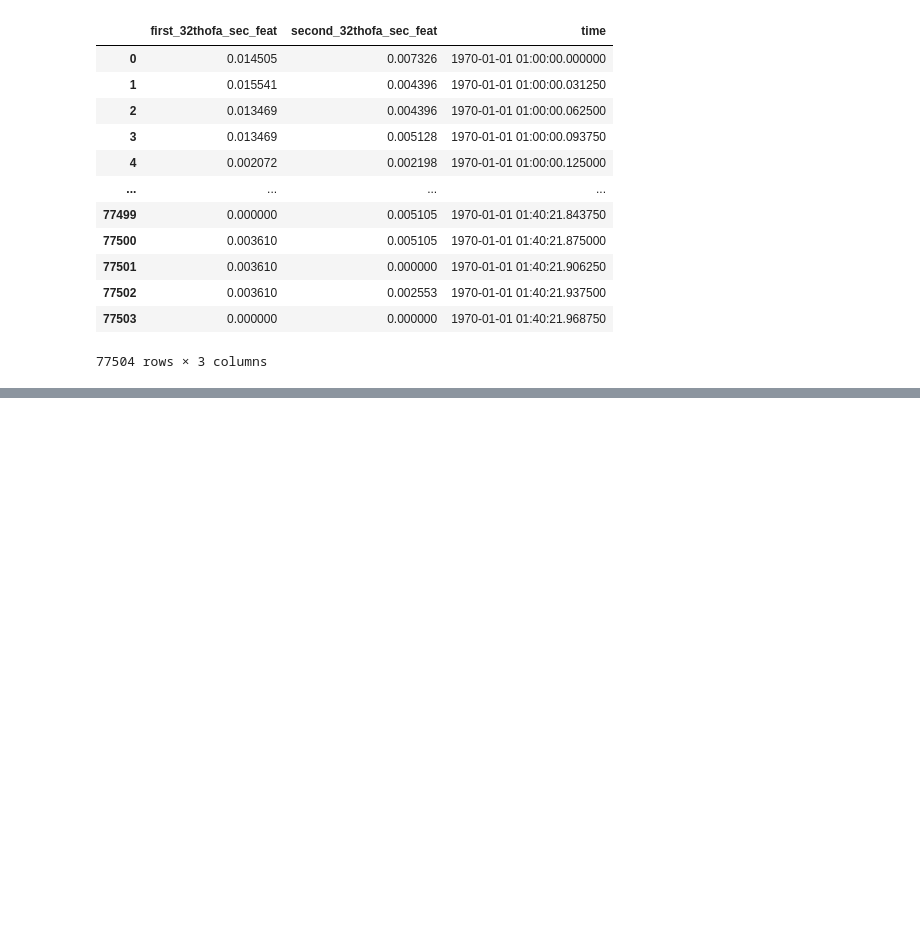
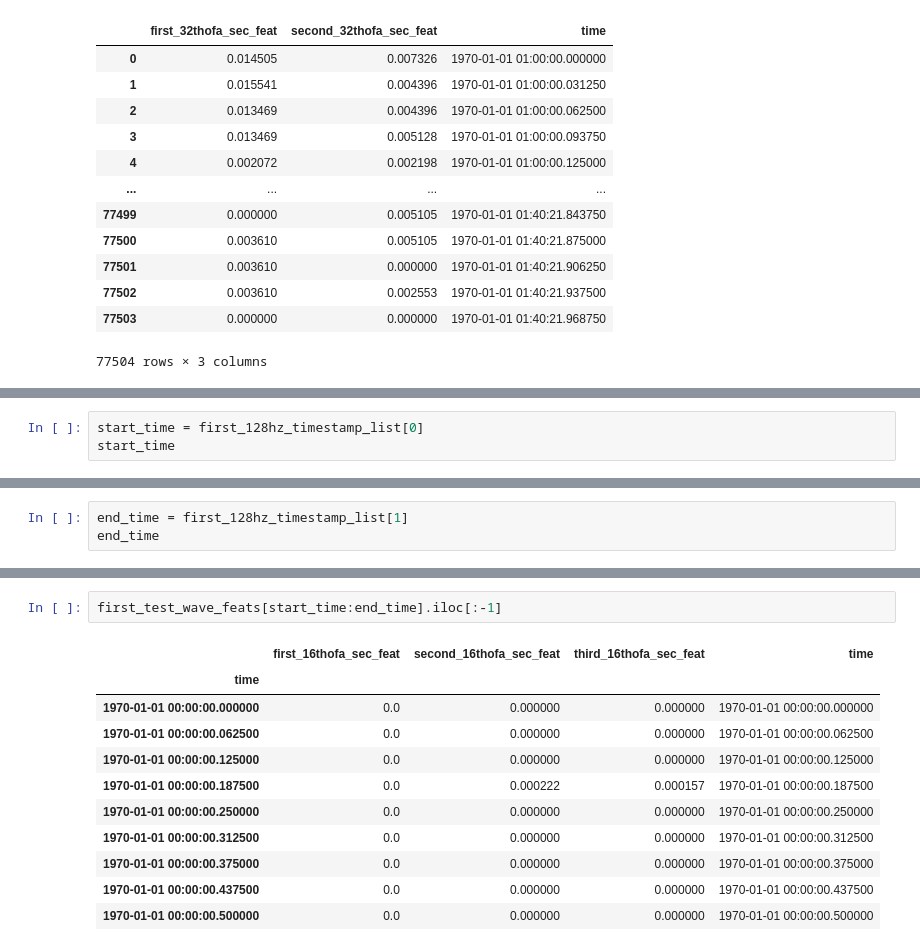
Before and after one commit to 08Aristodemus24/thesis-writing-1, a Jupyter notebook: eda-signal-classifier/experiementation.ipynb, the cells around one changed output, grey strips where cells are left out. Drawn from its saved outputs; the diff is of its cells as text; blank space fills up the shorter version.

```diff
--- a/eda-signal-classifier/experiementation.ipynb
+++ b/eda-signal-classifier/experiementation.ipynb
@@ -3038,0 +3191,3 @@ second_128hz_data_32thofa_sec_wave_feats
+# %%
+start_time = first_128hz_timestamp_list[0]
+start_time
@@ -3038,0 +3196,3 @@ second_128hz_data_32thofa_sec_wave_feats
+# %%
+end_time = first_128hz_timestamp_list[1]
+end_time
@@ -3038,0 +3221,14 @@ second_128hz_data_32thofa_sec_wave_feats
+# %%
+first_test_wave_feats[start_time:end_time].iloc[:-1]
+# %% [output]
+|  | first_16thofa_sec_feat | second_16thofa_sec_feat | third_16thofa_sec_feat | time |
+| time |  |  |  |  |
+| 1970-01-01 00:00:00.000000 | 0.0 | 0.000000 | 0.000000 | 1970-01-01 00:00:00.000000 |
+| 1970-01-01 00:00:00.062500 | 0.0 | 0.000000 | 0.000000 | 1970-01-01 00:00:00.062500 |
+| 1970-01-01 00:00:00.125000 | 0.0 | 0.000000 | 0.000000 | 1970-01-01 00:00:00.125000 |
+| 1970-01-01 00:00:00.187500 | 0.0 | 0.000222 | 0.000157 | 1970-01-01 00:00:00.187500 |
+| 1970-01-01 00:00:00.250000 | 0.0 | 0.000000 | 0.000000 | 1970-01-01 00:00:00.250000 |
+| 1970-01-01 00:00:00.312500 | 0.0 | 0.000000 | 0.000000 | 1970-01-01 00:00:00.312500 |
+| 1970-01-01 00:00:00.375000 | 0.0 | 0.000000 | 0.000000 | 1970-01-01 00:00:00.375000 |
+| 1970-01-01 00:00:00.437500 | 0.0 | 0.000000 | 0.000000 | 1970-01-01 00:00:00.437500 |
+| 1970-01-01 00:00:00.500000 | 0.0 | 0.000000 | 0.000000 | 1970-01-01 00:00:00.500000 |
```
Also changed, not shown: parts of 25 cells of this notebook.
